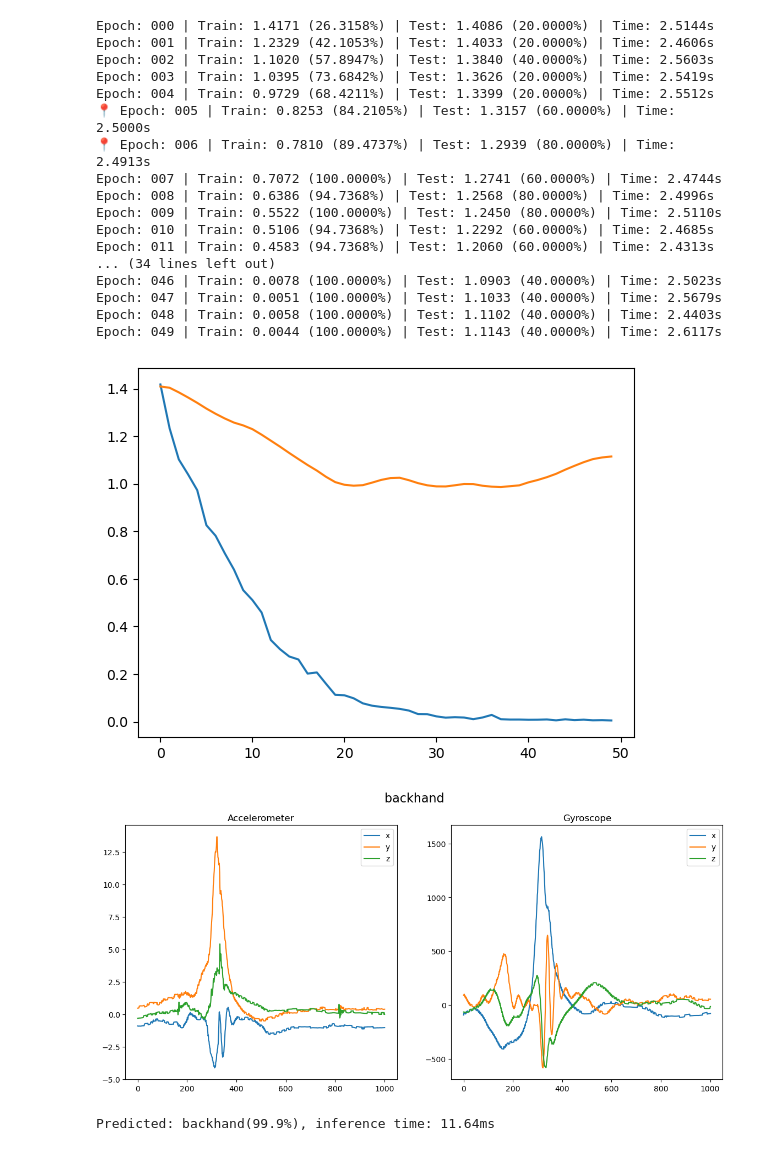
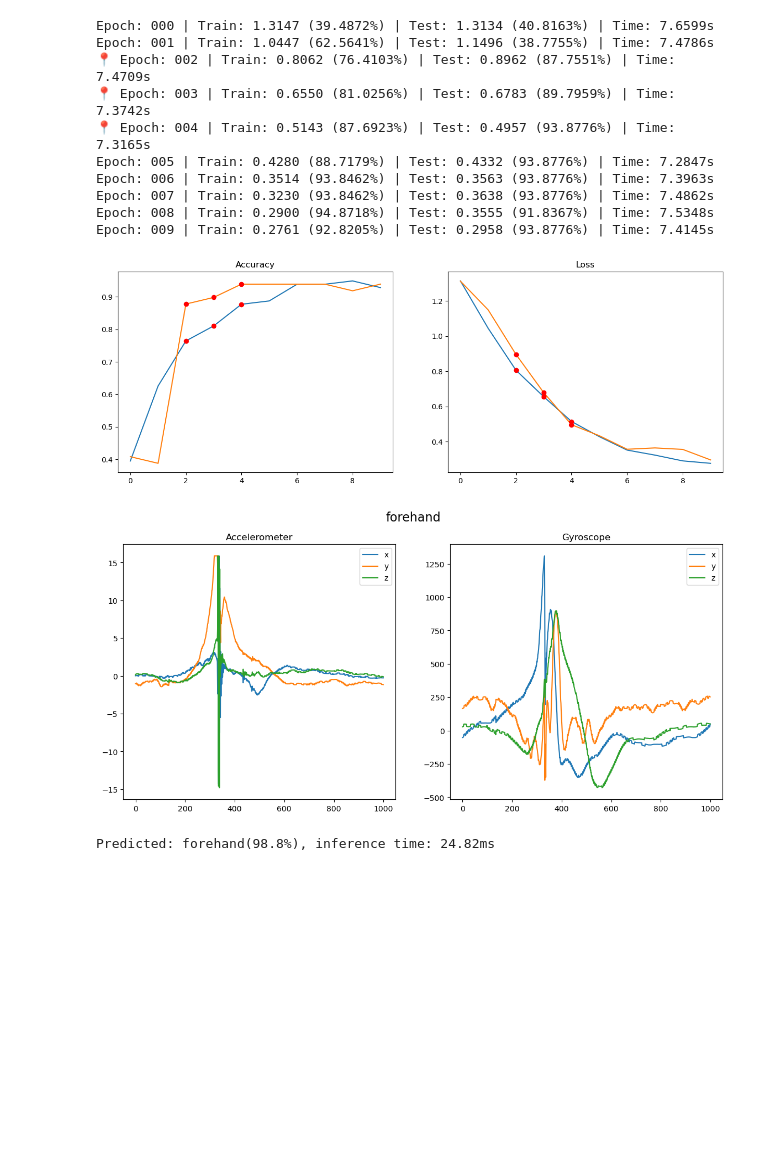
Before and after one commit to Fexcatta/SmartTennisRacket, a Jupyter notebook: model/training.ipynb, the cells around one changed output. Saved outputs shown, nothing was run; the diff lists cells and outputs as text; code cells hidden in the pictures; blank space fills up the shorter version.

Commit message:
Improve training chart

```diff
--- a/model/training.ipynb
+++ b/model/training.ipynb
@@ -101,6 +101,7 @@ optimizer = optim.Adam(model.parameters())
 # %%
 # training loop
 history = []
+saved_epochs = []
 
 best_train_acc = 0.5
 best_valid_acc = 0.5
@@ -176,53 +177,65 @@ for epoch in range(EPOCHS):
             # Convert correct_counts to float and then compute the mean
             acc = torch.mean(correct_counts.type(torch.FloatTensor))
 
             # Compute total accuracy in the whole batch and add to valid_acc
             valid_acc += acc.item() * inputs.size(0)
 
         # Find average training loss and training accuracy
         avg_train_loss = train_loss/len(train_dataset)
         avg_train_acc = train_acc/float(len(train_dataset))
 
         # Find average valid loss and valid accuracy
         avg_valid_loss = valid_loss/len(valid_dataset)
         avg_valid_acc = valid_acc/float(len(valid_dataset))
 
         history.append([avg_train_loss, avg_valid_loss, avg_train_acc, avg_valid_acc])
         epoch_end = time.time()
 
         saved = ""
         if avg_train_acc > best_train_acc and avg_valid_acc > best_valid_acc:
             best_train_acc = avg_train_acc
             best_valid_acc = avg_valid_acc
+
+            saved_epochs.append(epoch)
+
             stats = f"Epoch: {epoch} | Train: {avg_train_loss:.4f} ({avg_train_acc*100:.4f}%) | Test: {avg_valid_loss:.4f} ({avg_valid_acc*100:.4f}%)"
             export(model, stats)
             saved = "📍 "
 
         print(f"{saved}Epoch: {epoch:03d} | Train: {avg_train_loss:.4f} ({avg_train_acc*100:.4f}%) | Test: {avg_valid_loss:.4f} ({avg_valid_acc*100:.4f}%) | Time: {epoch_end-epoch_start:.4f}s")
 
 
-plt.plot([h[0] for h in history], label='train acc')
-plt.plot([h[1] for h in history], label='valid acc')
+fig, axs = plt.subplots(1, 2, figsize=(15, 5))
+
+axs[0].plot([h[2] for h in history], label='train acc')
+axs[0].plot([h[3] for h in history], label='valid acc')
+axs[0].plot(saved_epochs, [h[2] for i, h in enumerate(history) if i in saved_epochs], 'ro', label='saved model')
+axs[0].plot(saved_epochs, [h[3] for i, h in enumerate(history) if i in saved_epochs], 'ro')
+axs[0].set_title('Accuracy')
+axs[0].set_xlabel('Epochs')
+axs[0].legend()
+
+axs[1].plot([h[0] for h in history], label='train loss')
+axs[1].plot([h[1] for h in history], label='valid loss')
+axs[1].plot(saved_epochs, [h[0] for i, h in enumerate(history) if i in saved_epochs], 'ro', label='saved model')
+axs[1].plot(saved_epochs, [h[1] for i, h in enumerate(history) if i in saved_epochs], 'ro')
+axs[1].set_title('Loss')
+axs[1].set_xlabel('Epochs')
+axs[1].legend()
+
 plt.show()
 # %% [output]
-Epoch: 000 | Train: 1.4171 (26.3158%) | Test: 1.4086 (20.0000%) | Time: 2.5144s
-Epoch: 001 | Train: 1.2329 (42.1053%) | Test: 1.4033 (20.0000%) | Time: 2.4606s
-Epoch: 002 | Train: 1.1020 (57.8947%) | Test: 1.3840 (40.0000%) | Time: 2.5603s
-Epoch: 003 | Train: 1.0395 (73.6842%) | Test: 1.3626 (20.0000%) | Time: 2.5419s
-Epoch: 004 | Train: 0.9729 (68.4211%) | Test: 1.3399 (20.0000%) | Time: 2.5512s
-📍 Epoch: 005 | Train: 0.8253 (84.2105%) | Test: 1.3157 (60.0000%) | Time: 2.5000s
-📍 Epoch: 006 | Train: 0.7810 (89.4737%) | Test: 1.2939 (80.0000%) | Time: 2.4913s
-Epoch: 007 | Train: 0.7072 (100.0000%) | Test: 1.2741 (60.0000%) | Time: 2.4744s
-Epoch: 008 | Train: 0.6386 (94.7368%) | Test: 1.2568 (80.0000%) | Time: 2.4996s
-Epoch: 009 | Train: 0.5522 (100.0000%) | Test: 1.2450 (80.0000%) | Time: 2.5110s
-Epoch: 010 | Train: 0.5106 (94.7368%) | Test: 1.2292 (60.0000%) | Time: 2.4685s
-Epoch: 011 | Train: 0.4583 (94.7368%) | Test: 1.2060 (60.0000%) | Time: 2.4313s
-... (34 lines left out)
-Epoch: 046 | Train: 0.0078 (100.0000%) | Test: 1.0903 (40.0000%) | Time: 2.5023s
-Epoch: 047 | Train: 0.0051 (100.0000%) | Test: 1.1033 (40.0000%) | Time: 2.5679s
-Epoch: 048 | Train: 0.0058 (100.0000%) | Test: 1.1102 (40.0000%) | Time: 2.4403s
-Epoch: 049 | Train: 0.0044 (100.0000%) | Test: 1.1143 (40.0000%) | Time: 2.6117s
+Epoch: 000 | Train: 1.3147 (39.4872%) | Test: 1.3134 (40.8163%) | Time: 7.6599s
+Epoch: 001 | Train: 1.0447 (62.5641%) | Test: 1.1496 (38.7755%) | Time: 7.4786s
+📍 Epoch: 002 | Train: 0.8062 (76.4103%) | Test: 0.8962 (87.7551%) | Time: 7.4709s
+📍 Epoch: 003 | Train: 0.6550 (81.0256%) | Test: 0.6783 (89.7959%) | Time: 7.3742s
+📍 Epoch: 004 | Train: 0.5143 (87.6923%) | Test: 0.4957 (93.8776%) | Time: 7.3165s
+Epoch: 005 | Train: 0.4280 (88.7179%) | Test: 0.4332 (93.8776%) | Time: 7.2847s
+Epoch: 006 | Train: 0.3514 (93.8462%) | Test: 0.3563 (93.8776%) | Time: 7.3963s
+Epoch: 007 | Train: 0.3230 (93.8462%) | Test: 0.3638 (93.8776%) | Time: 7.4862s
+Epoch: 008 | Train: 0.2900 (94.8718%) | Test: 0.3555 (91.8367%) | Time: 7.5348s
+Epoch: 009 | Train: 0.2761 (92.8205%) | Test: 0.2958 (93.8776%) | Time: 7.4145s
-[figure, old version]
+[figure, new version]
 # %%
 # test prediction
 sample = dataset[9]
@@ -232,5 +245,5 @@ show_sample(*sample)
 prediction, prob, inf_time = predict(model, tensor)
 print(f"Predicted: {prediction}({prob*100:.1f}%), inference time: {inf_time*1000:.2f}ms")
 # %% [output]
-[figure, old version]
+[figure, new version]
-Predicted: backhand(99.9%), inference time: 11.64ms
+Predicted: forehand(98.8%), inference time: 24.82ms
```
Also changed, not shown: parts of 2 cells of this notebook.
